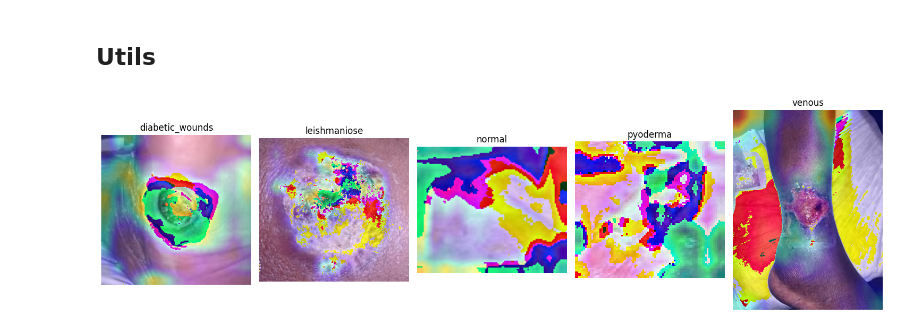
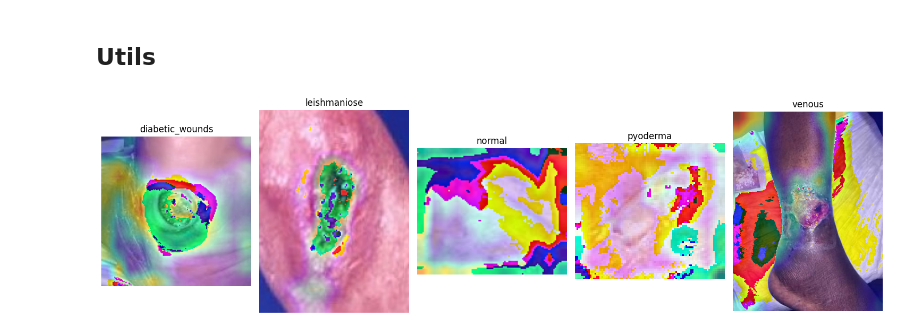
Before and after one commit to Eric-Oliveira-ds/leishticIA, a Jupyter notebook: AlexNet_classifier.ipynb, the cells around one changed output. Cells and saved outputs as stored; diff of their text form; code cells hidden in the pictures.

```diff
--- a/AlexNet_classifier.ipynb
+++ b/AlexNet_classifier.ipynb
@@ -118,8 +80,8 @@ data_transforms = {
 }
 # %%
 # Carregar os datasets de treino e teste
-train_dataset = datasets.ImageFolder(root='/content/drive/MyDrive/dataset_classifier/train/', transform=data_transforms['train'])
-test_dataset = datasets.ImageFolder(root='/content/drive/MyDrive/dataset_classifier/test/', transform=data_transforms['test'])
+train_dataset = datasets.ImageFolder(root='dataset_classifier/train/', transform=data_transforms['train'])
+test_dataset = datasets.ImageFolder(root='dataset_classifier/test/', transform=data_transforms['test'])
 
 train_loader = DataLoader(train_dataset, batch_size=8, shuffle=True)
 test_loader = DataLoader(test_dataset, batch_size=8, shuffle=False)
@@ -377,7 +338,7 @@ class AlexNetGradCAM(nn.Module):
         # Carrega o modelo AlexNet pré-treinado
         self.alexnet = models.alexnet(pretrained=False)
         self.alexnet.classifier[6] = nn.Linear(4096, 5)
-        self.alexnet.load_state_dict(torch.load('/content/drive/MyDrive/alexnet_acc_0.82_weights.pth'))
+        self.alexnet.load_state_dict(torch.load(f'model/alexnet_acc_{acc:.2f}_weights.pth'))
 
         # Extrai as camadas convolucionais até a última camada de ativação desejada
         self.features_conv = self.alexnet.features[:12]
@@ -452,11 +413,11 @@ def generate_gradcam_heatmap(model, img_tensor, target_class=None):
 # model.eval()
 # %%
 # Carregue uma imagem para teste
-image_paths = ['/content/drive/MyDrive/dataset_classifier/test/diabetic_wounds/13_0.jpg',
-               '/content/drive/MyDrive/dataset_classifier/test/leishmaniose/Imagem do WhatsApp de 2024-10-26 à(s) 20.39.03_041c824e.jpg',
-               '/content/drive/MyDrive/dataset_classifier/test/normal/0711.jpg',
-               '/content/drive/MyDrive/dataset_classifier/test/pyoderma/Imagem do WhatsApp de 2024-10-27 à(s) 17.12.33_ea46fe56.jpg',
-               '/content/drive/MyDrive/dataset_classifier/test/venous/1558.jpg']
+image_paths = ['dataset_classifier/test/diabetic_wounds/13_0.jpg',
+               'dataset_classifier/test/leishmaniose/01.jpg',
+               'dataset_classifier/test/normal/0711.jpg',
+               'dataset_classifier/test/pyoderma/01.jpg',
+               'dataset_classifier/test/venous/1558.jpg']
 
 labels = ['diabetic_wounds', 'leishmaniose', 'normal', 'pyoderma', 'venous']
 
@@ -475,31 +436,31 @@ axes = axes.flatten()
 
 # Itera sobre as imagens e exibe com Grad-CAM
 for i, (img_path, label) in enumerate(zip(image_paths, labels)):
     # Carrega e pré-processa a imagem
     img = Image.open(img_path).convert('RGB')
     img_tensor = preprocess(img).unsqueeze(0)
 
     # Gera o heatmap Grad-CAM
     heatmap = generate_gradcam_heatmap(model, img_tensor)
 
     # Carrega a imagem original para sobrepor o heatmap
     img = cv2.imread(img_path)
     heatmap_resized = cv2.resize(heatmap, (img.shape[1], img.shape[0]))
     heatmap_resized = np.uint8(255 * heatmap_resized)
     jet_heatmap = cv2.applyColorMap(heatmap_resized, cv2.COLORMAP_JET)
     superimposed_img = jet_heatmap * 0.4 + img
     # Converte para uint8 antes de aplicar cvtColor
     superimposed_img = np.uint8(superimposed_img)
     # Converte para RGB para exibição com matplotlib
     superimposed_img = cv2.cvtColor(superimposed_img, cv2.COLOR_BGR2RGB)
 
     # Exibe a imagem com título da label
     axes[i].imshow(superimposed_img)
     axes[i].set_title(label)
     axes[i].axis('off')
 
 # Ajusta o layout
 plt.tight_layout()
 plt.show()
 # %% [output]
-[figure, old version]
+[figure, new version]
```
Also changed, not shown: parts of 16 cells of this notebook, 6 other files.
